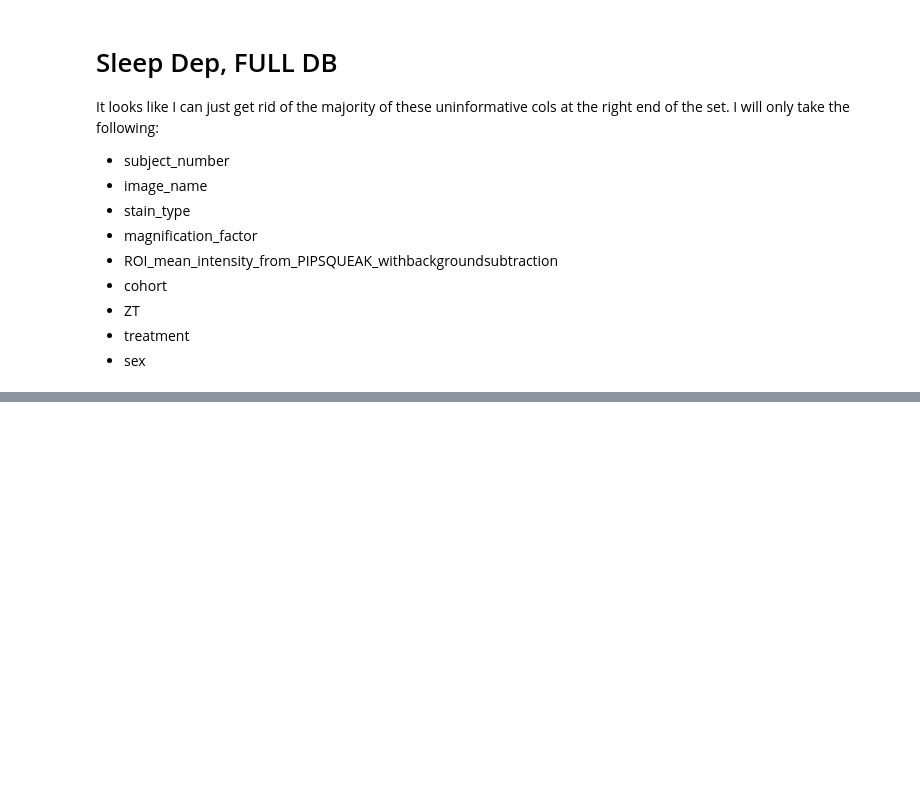
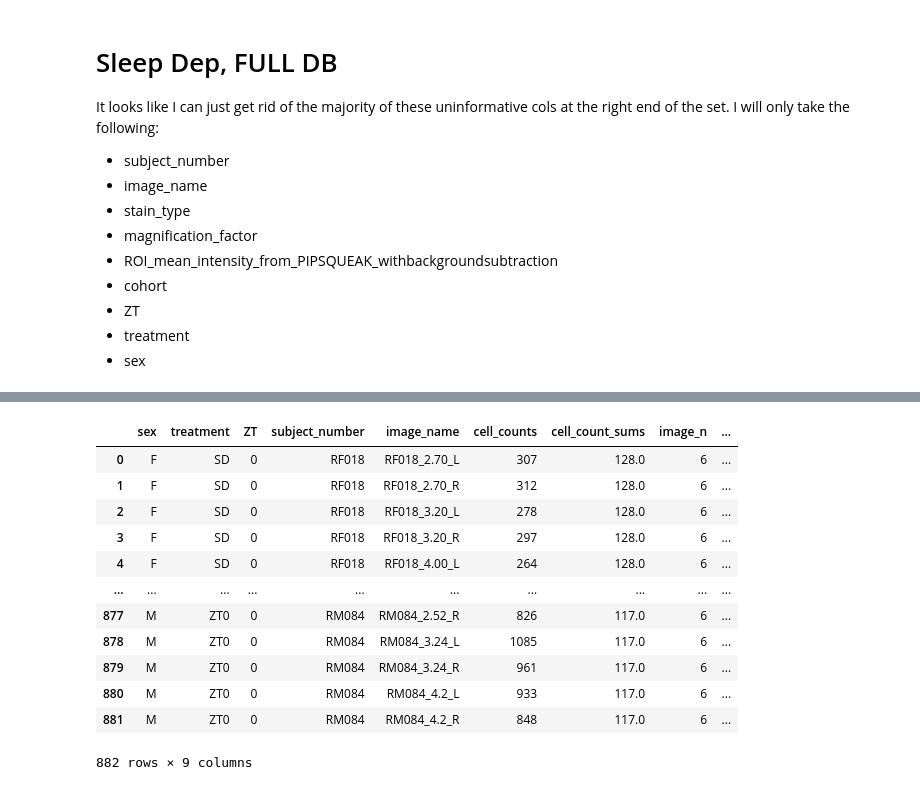
Before and after one commit to jonny-ramos/LRI, a Jupyter notebook: Image ROI Data Wrangling/Sleep Deprivation FULL DB/Untitled.ipynb, the cells around one changed output, grey strips where cells are left out. Saved outputs shown, nothing was run; the diff lists cells and outputs as text; code cells hidden in the pictures; blank space fills up the shorter version.

Commit message:
added scaled mean cell n

```diff
--- a/Image ROI Data Wrangling/Sleep Deprivation FULL DB/Untitled.ipynb
+++ b/Image ROI Data Wrangling/Sleep Deprivation FULL DB/Untitled.ipynb
@@ -141,0 +272,16 @@ pandas.core.frame.DataFrame
+# %%
+cell_counts.merge(scaled)
+# %% [output]
+|  | sex | treatment | ZT | subject_number | image_name | cell_counts | cell_count_sums | image_n | ... |
+| 0 | F | SD | 0 | RF018 | RF018_2.70_L | 307 | 128.0 | 6 | ... |
+| 1 | F | SD | 0 | RF018 | RF018_2.70_R | 312 | 128.0 | 6 | ... |
+| 2 | F | SD | 0 | RF018 | RF018_3.20_L | 278 | 128.0 | 6 | ... |
+| 3 | F | SD | 0 | RF018 | RF018_3.20_R | 297 | 128.0 | 6 | ... |
+| 4 | F | SD | 0 | RF018 | RF018_4.00_L | 264 | 128.0 | 6 | ... |
+| ... | ... | ... | ... | ... | ... | ... | ... | ... | ... |
+| 877 | M | ZT0 | 0 | RM084 | RM084_2.52_R | 826 | 117.0 | 6 | ... |
+| 878 | M | ZT0 | 0 | RM084 | RM084_3.24_L | 1085 | 117.0 | 6 | ... |
+| 879 | M | ZT0 | 0 | RM084 | RM084_3.24_R | 961 | 117.0 | 6 | ... |
+| 880 | M | ZT0 | 0 | RM084 | RM084_4.2_L | 933 | 117.0 | 6 | ... |
+| 881 | M | ZT0 | 0 | RM084 | RM084_4.2_R | 848 | 117.0 | 6 | ... |
+882 rows × 9 columns
```
Also changed, not shown: parts of 13 cells of this notebook.
